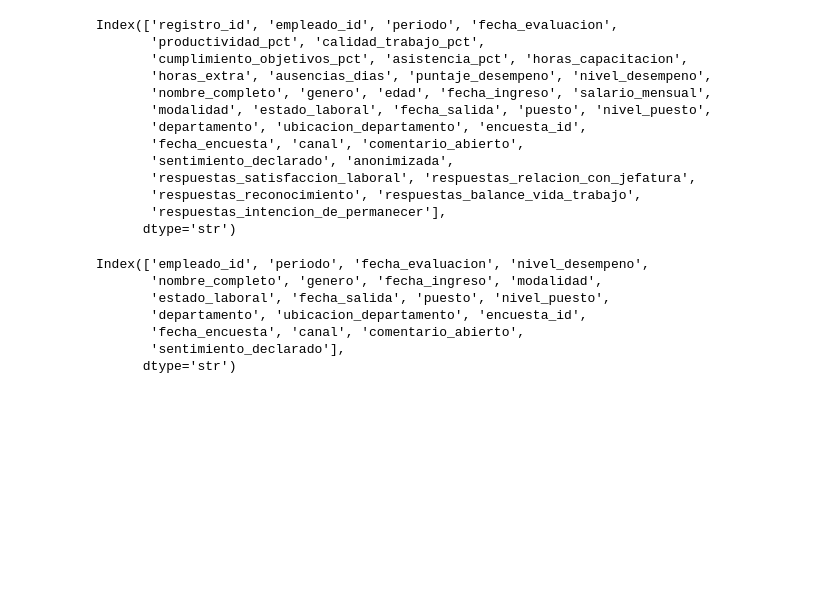
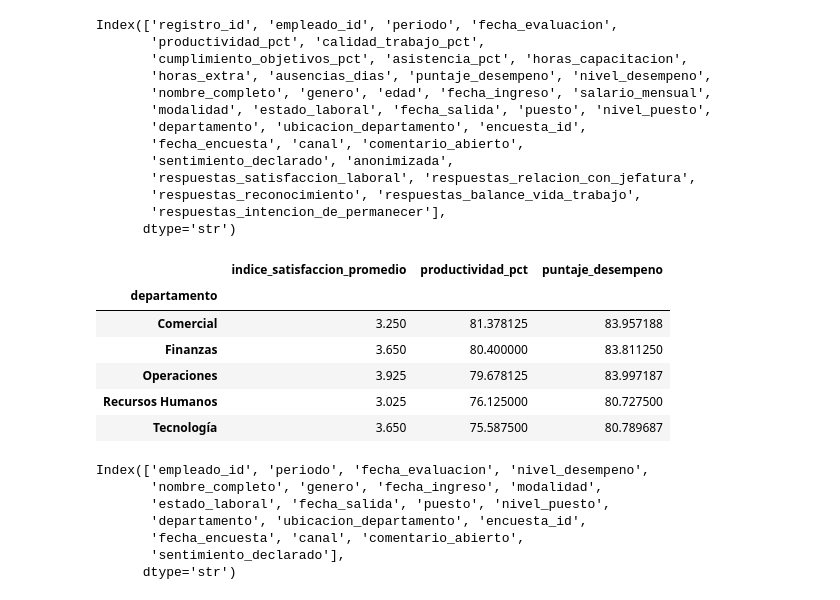
Before and after one commit to Tatiana1410/HRTechPeopleAnalytics_Semana02, a Jupyter notebook: notebook/practica02.ipynb, the cells around one changed output. Drawn from its saved outputs; the diff is of its cells as text; code cells hidden in the pictures; blank space fills up the shorter version.

```diff
--- a/notebook/practica02.ipynb
+++ b/notebook/practica02.ipynb
@@ -121,6 +196,29 @@ Index(['registro_id', 'empleado_id', 'periodo', 'fecha_evaluacion',
        'respuestas_reconocimiento', 'respuestas_balance_vida_trabajo',
        'respuestas_intencion_de_permanecer'],
       dtype='str')
+# %%
+#Índice de Clima Laboral y Agrupación por Departamento Sam
+columnas_likert = [
+    'respuestas_satisfaccion_laboral',
+    'respuestas_relacion_con_jefatura',
+    'respuestas_reconocimiento',
+    'respuestas_balance_vida_trabajo',
+    'respuestas_intencion_de_permanecer'
+]
+
+# Crear un índice compuesto de satisfacción laboral
+df['indice_satisfaccion_promedio'] = df[columnas_likert].mean(axis=1)
+
+# Agrupar promedio de satisfacción y productividad por departamento
+df.groupby('departamento')[['indice_satisfaccion_promedio', 'productividad_pct', 'puntaje_desempeno']].mean()
+# %% [output]
+|  | indice_satisfaccion_promedio | productividad_pct | puntaje_desempeno |
+| departamento |  |  |  |
+| Comercial | 3.250 | 81.378125 | 83.957188 |
+| Finanzas | 3.650 | 80.400000 | 83.811250 |
+| Operaciones | 3.925 | 79.678125 | 83.997187 |
+| Recursos Humanos | 3.025 | 76.125000 | 80.727500 |
+| Tecnología | 3.650 | 75.587500 | 80.789687 |
 # %%
 #normalizar campos de texto
 columnas_texto = df.select_dtypes(include="object").columns
```
Also changed, not shown: parts of 4 cells of this notebook.
